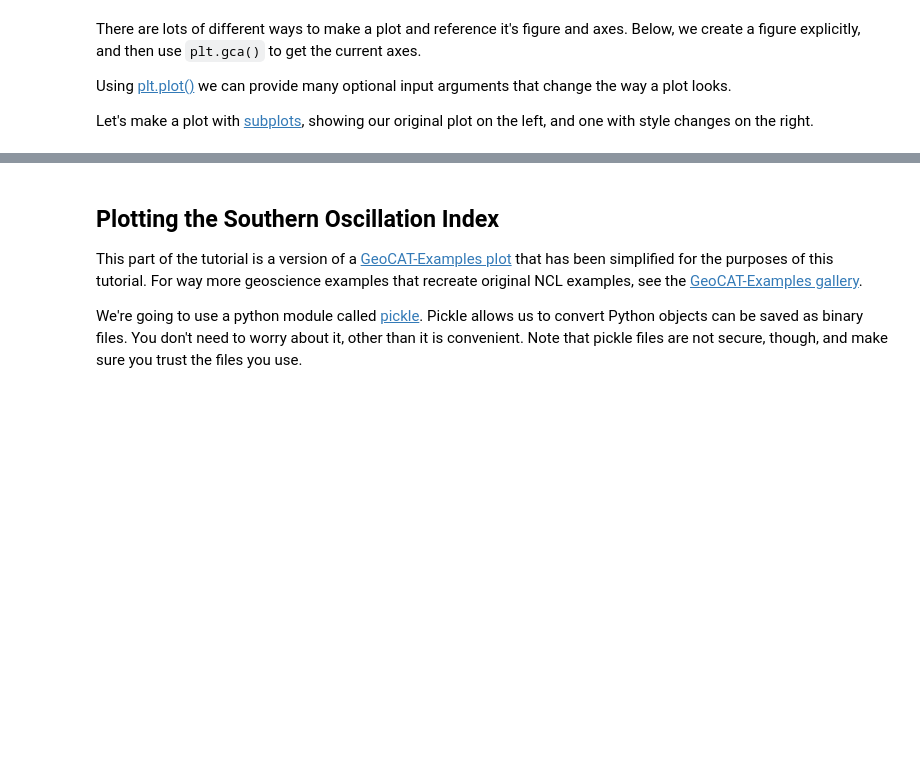
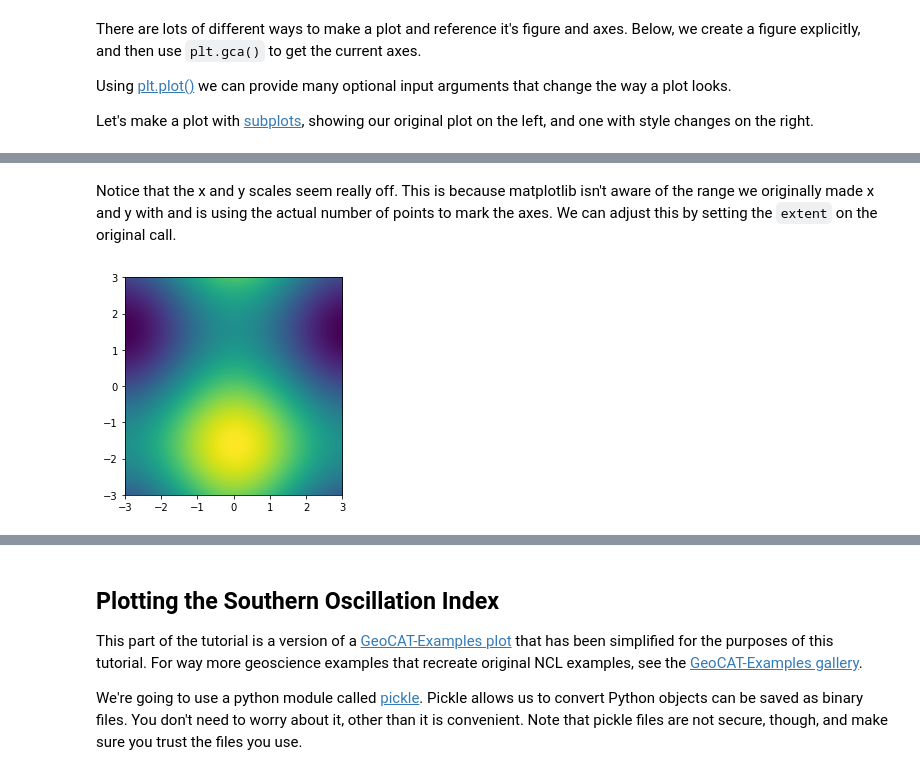
Before and after one commit to anissa111/matplotlib-tutorial, a Jupyter notebook: matplotlib-tutorial.ipynb, the cells around one changed output, grey strips where cells are left out. Cells and saved outputs as stored; diff of their text form; code cells hidden in the pictures; blank space fills up the shorter version.

```diff
--- a/matplotlib-tutorial.ipynb
+++ b/matplotlib-tutorial.ipynb
@@ -84,0 +105,7 @@ ax[1].plot(x,y, color='red', ls='--', marker='*',
+# %% [markdown]
+Notice that the x and y scales seem really off. This is because matplotlib isn't aware of the range we originally made x and y with and is using the actual number of points to mark the axes. We can adjust this by setting the `extent` on the original call.
+# %%
+im = ax.imshow(Z, extent=[-3,3,-3,3])
+fig
+# %% [output]
+[figure, added]
```
Also changed, not shown: parts of 18 cells of this notebook, 1 other file.
